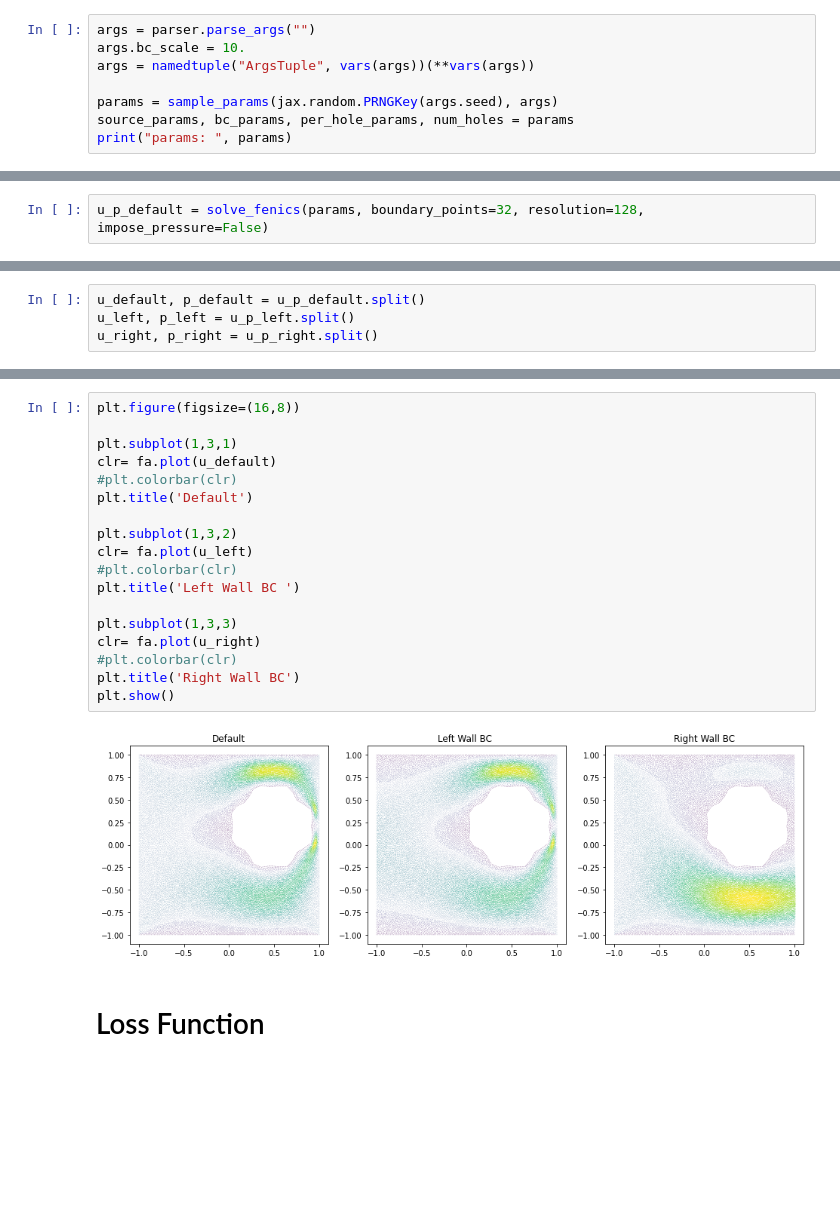
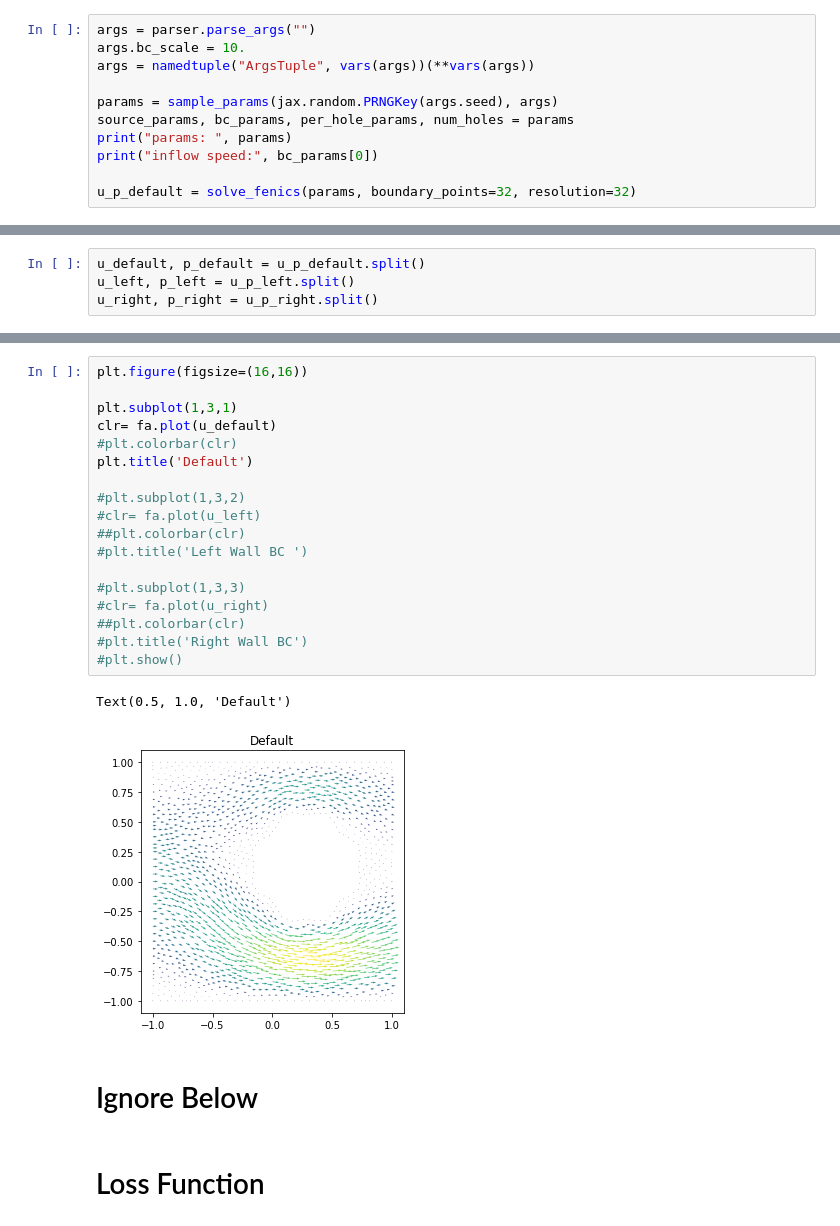
Before and after one commit to sunnytqin/meta-pde, a Jupyter notebook: src/notebooks/test_linear_stokes.ipynb, the cells around one changed output, grey strips where cells are left out. Cells and saved outputs as stored; diff of their text form; blank space fills up the shorter version.

```diff
--- a/src/notebooks/test_linear_stokes.ipynb
+++ b/src/notebooks/test_linear_stokes.ipynb
@@ -38,5 +38,8 @@ args = namedtuple("ArgsTuple", vars(args))(**vars(args))
 params = sample_params(jax.random.PRNGKey(args.seed), args)
 source_params, bc_params, per_hole_params, num_holes = params
 print("params: ", params)
+print("inflow speed:", bc_params[0])
+
+u_p_default = solve_fenics(params, boundary_points=32, resolution=32)
 # %% [output]
 WARNING:absl:No GPU/TPU found, falling back to CPU. (Set TF_CPP_MIN_LOG_LEVEL=0 and rerun for more info.)
@@ -49,2 +52,0 @@ params:  (DeviceArray([0.4130522 , 0.25975317], dtype=float32), DeviceArray([3.0
-# %%
-u_p_default = solve_fenics(params, boundary_points=32, resolution=128, impose_pressure=False)
@@ -177,23 +203,26 @@ plt.show()
 # %%
-plt.figure(figsize=(16,8))
+plt.figure(figsize=(16,16))
 
 plt.subplot(1,3,1)
 clr= fa.plot(u_default)
 #plt.colorbar(clr)
 plt.title('Default')
 
-plt.subplot(1,3,2)
-clr= fa.plot(u_left)
-#plt.colorbar(clr)
-plt.title('Left Wall BC ')
+#plt.subplot(1,3,2)
+#clr= fa.plot(u_left)
+##plt.colorbar(clr)
+#plt.title('Left Wall BC ')
 
-plt.subplot(1,3,3)
-clr= fa.plot(u_right)
-#plt.colorbar(clr)
-plt.title('Right Wall BC')
-plt.show()
+#plt.subplot(1,3,3)
+#clr= fa.plot(u_right)
+##plt.colorbar(clr)
+#plt.title('Right Wall BC')
+#plt.show()
 # %% [output]
+Text(0.5, 1.0, 'Default')
-[figure, old version]
+[figure, new version]
+# %% [markdown]
+# Ignore Below
 # %% [markdown]
 # Loss Function
 # %%
```
Also changed, not shown: parts of 11 cells of this notebook, 4 other files.
